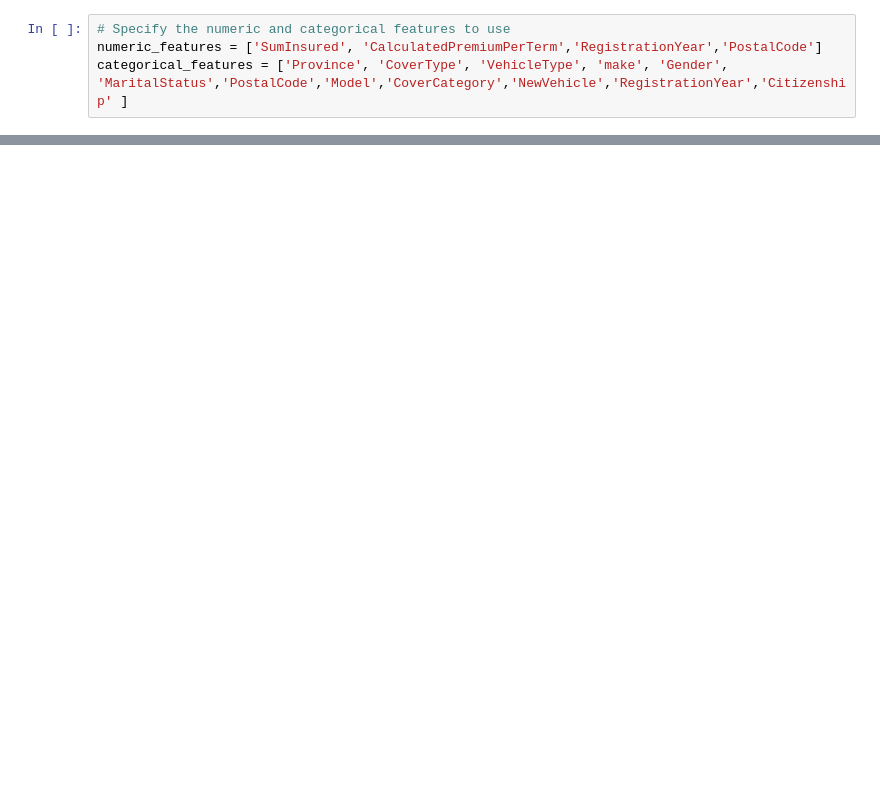
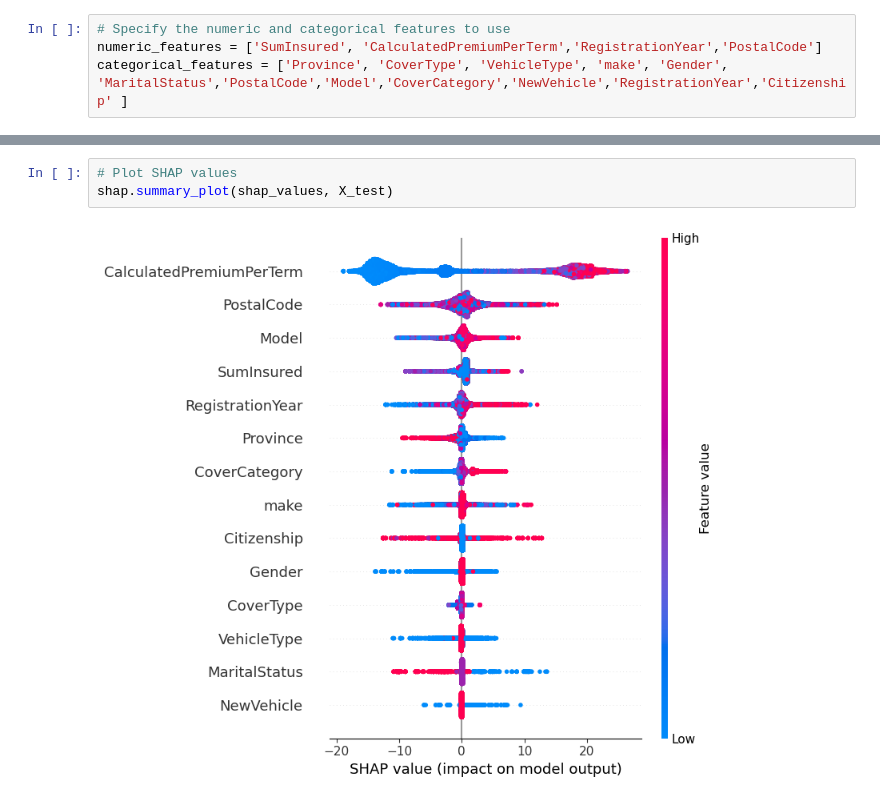
Before and after one commit to OL-YAD/AlphaCares-Insurance-Analytics, a Jupyter notebook: notebooks/statistical_modeling.ipynb, the cells around one changed output, grey strips where cells are left out. Drawn from its saved outputs; the diff is of its cells as text; blank space fills up the shorter version.

```diff
--- a/notebooks/statistical_modeling.ipynb
+++ b/notebooks/statistical_modeling.ipynb
@@ -157,0 +225,5 @@ These results can help AlphaCare Insurance Solutions optimize their marketing st
+# %%
+# Plot SHAP values
+shap.summary_plot(shap_values, X_test)
+# %% [output]
+[figure, added]
```
Also changed, not shown: parts of 41 cells of this notebook.
